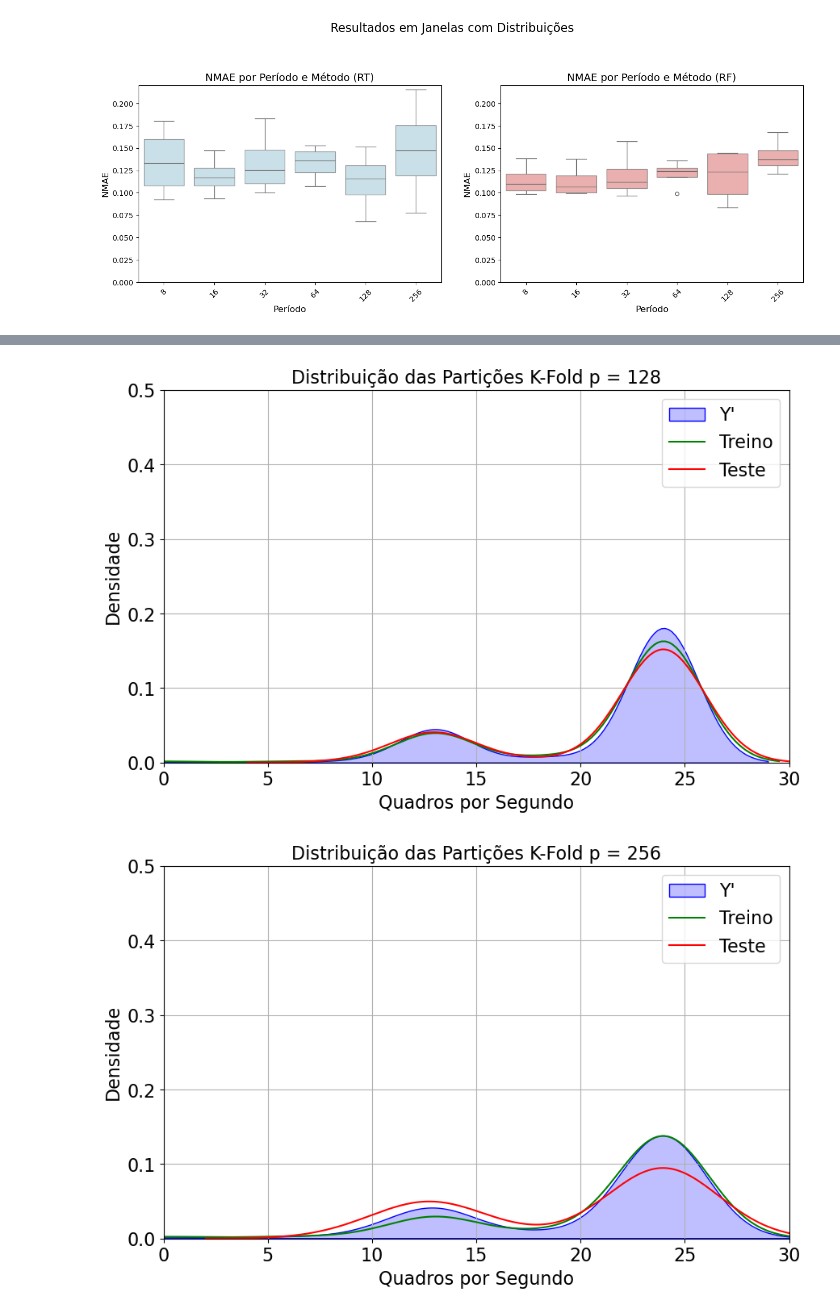
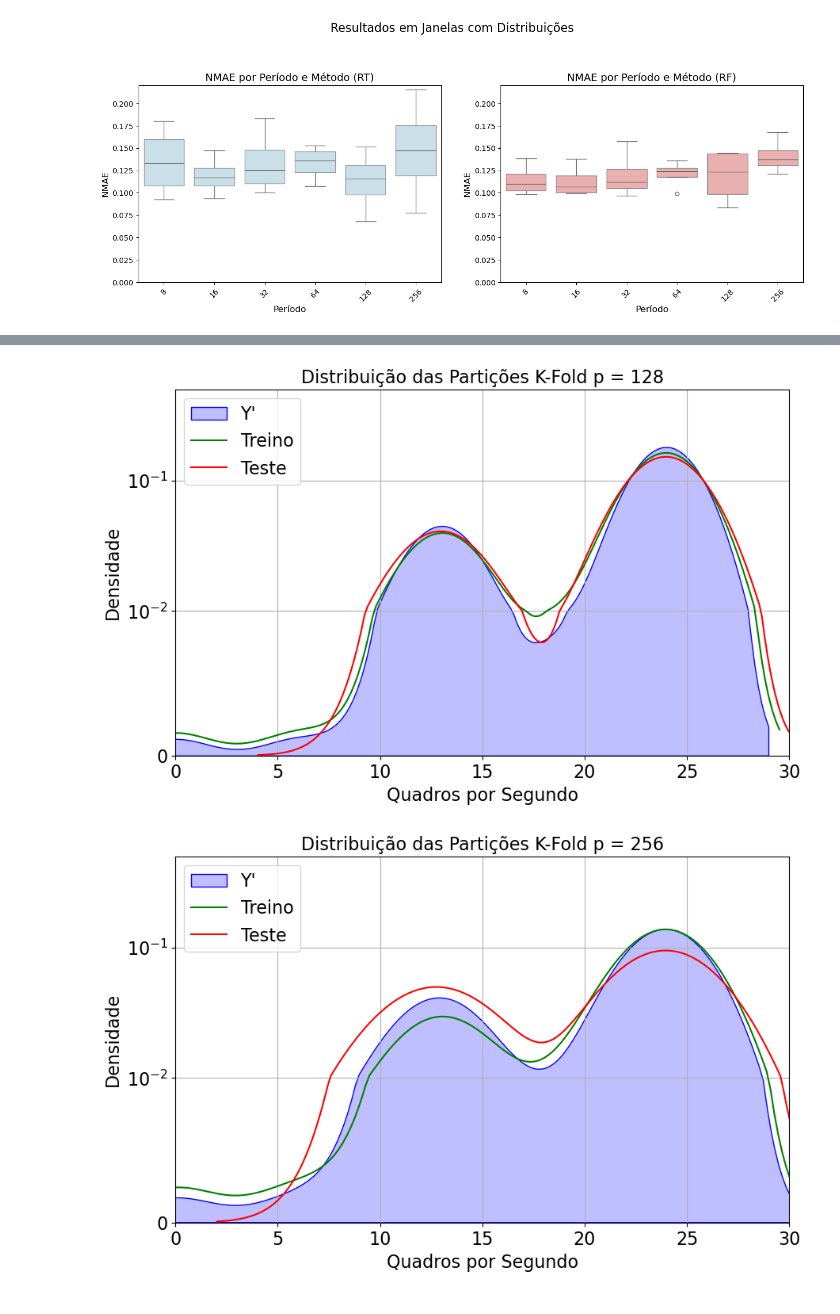
Before and after one commit to DaviVilarinho/ic-intervalo-qos, a Jupyter notebook: AnalisePeriodicidadeTolaKFold.ipynb, the cells around one changed output, grey strips where cells are left out. Drawn from its saved outputs; the diff is of its cells as text; code cells hidden in the pictures.

```diff
--- a/AnalisePeriodicidadeTolaKFold.ipynb
+++ b/AnalisePeriodicidadeTolaKFold.ipynb
@@ -251,6 +364,7 @@ for period in PERIODS:
 
   plt.figure(figsize=(10, 6))
   plt.ylim((0, 0.5))
+  plt.yscale('symlog', linthresh=0.01)  # Avoids log(0) issues
   plt.xlim((0, 30))
 
   sns.kdeplot(y['DispFrames'], color='blue', fill=True, label='Y')
@@ -331,6 +445,9 @@ for period in PERIODS:
   plt.xticks(fontsize=16)
   plt.yticks(fontsize=16)
   plt.ylim((0, 0.5))
+  plt.yscale('symlog', linthresh=0.01)  # Avoids log(0) issues
+
+
   plt.xlim((0, 30))
   plt.legend(prop={'size': 16})
   plt.grid(True)
@@ -345,2 +462,2 @@ for period in PERIODS:
-[figure, old version]
+[figure, new version]
-[figure, old version]
+[figure, new version]
```
Also changed, not shown: parts of 6 cells of this notebook, 8 other files.
